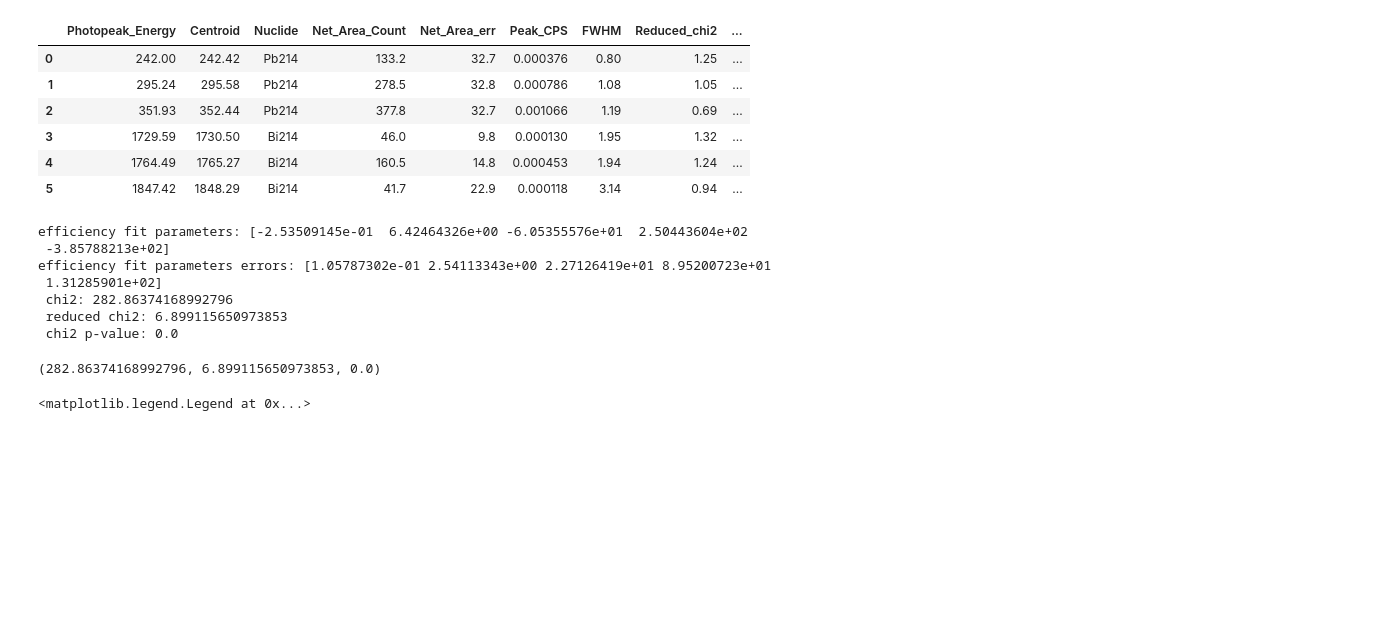
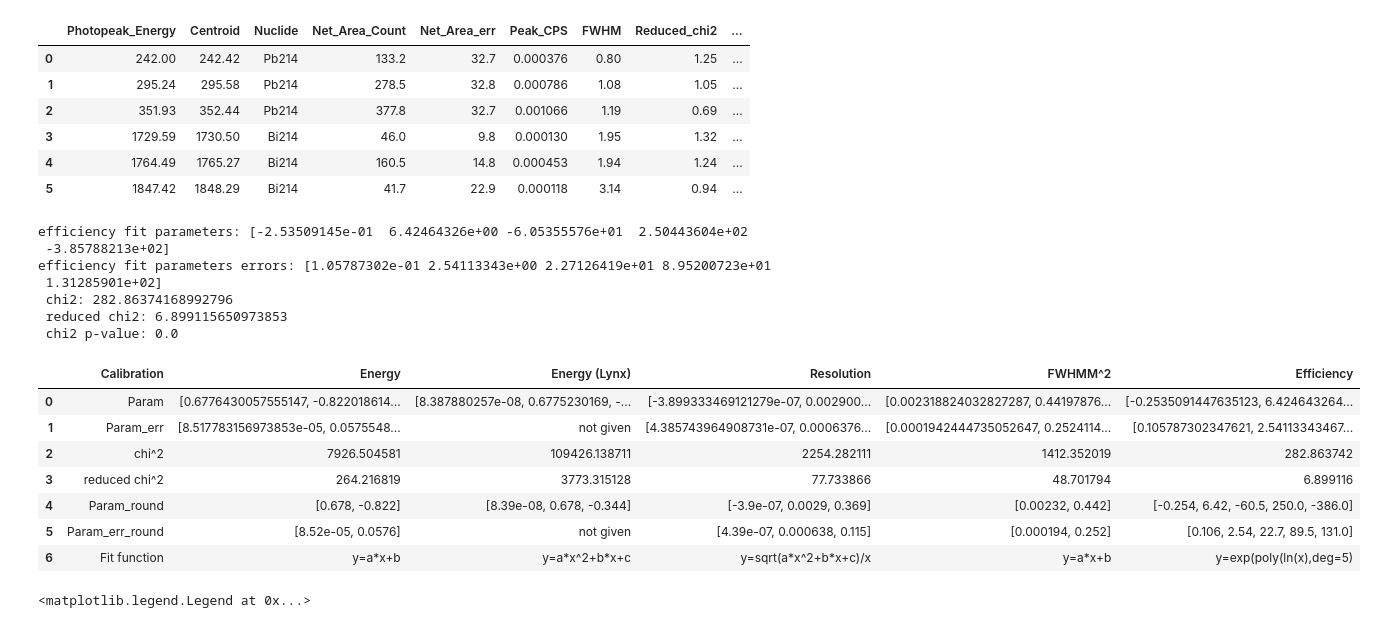
Before and after one commit to ngcnpeter/HPGe_lab_y3, a Jupyter notebook: spectal_analysis.ipynb, the cells around one changed output. Drawn from its saved outputs; the diff is of its cells as text; code cells hidden in the pictures; blank space fills up the shorter version.

```diff
--- a/spectal_analysis.ipynb
+++ b/spectal_analysis.ipynb
@@ -200,7 +198,7 @@ def chi2_prob(fit,data,err,df):
     chi2_red = chi2/df
     chi2_p = 1-stats.chi2.cdf(chi2,df) #chi2 probability =  1-cumulative distribution function
     print(f' chi2: {chi2} \n reduced chi2: {chi2_red}\n chi2 p-value: {chi2_p}')
-    return chi2,chi2_red, chi2_p
+    return [chi2,chi2_red]
 # %%
 marker_list = list(Line2D.markers.keys())
 # %%
@@ -306,8 +276,13 @@ print(f'Linear fit (energy to channel) using peak energy: E = {1/popt_peak[0]:.6
 print(f'Original quadratic fit (energy to channel) : E = {a:.6g}Ch^2 + {b:.6f}Ch + {c}' )
 print('Errors on new fit:')
 print(perr_peak)
-chi2_prob(peak_fit(x),y,y_err,len(x)-2)
-chi2_prob(energy_to_chan(x),y,y_err,len(x)-3)
+#DataFrame to store fit parameter values
+fit_df = pd.DataFrame({'Calibration':['Param','Param_err','chi^2','reduced chi^2'],
+    'Energy':[[1/popt_peak[0],-popt_peak[1]/popt_peak[0]],perr_peak]+chi2_prob(peak_fit(x),y,y_err,len(x)-2),
+    'Energy (Lynx)':[[a,b,c],'not given']+chi2_prob(energy_to_chan(x),y,y_err,len(x)-3)
+    })
+
+fit_df
 # %% [output]
 Linear fit (energy to channel) using peak energy: E = 0.677643Ch -0.822019
 Original quadratic fit (energy to channel) : E = 8.38788e-08Ch^2 + 0.677523Ch + -0.3439140022
@@ -436,8 +400,10 @@ print(p_fwhm2_err)
 print('curvefit:')
 print(res_par)
 print(res_fit_err)
-chi2_prob(fwhm2(x),y_fwhm2,2*df_new['FWHM']*df_new['FWHM_err'],len(x)-3)
-chi2_prob(res_fit_2(x,*res_par),y_res,y_res_err,len(x)-3)
+
+fit_df['Resolution'] = [res_par,res_fit_err]+chi2_prob(res_fit_2(x,*res_par),y_res,y_res_err,len(x)-3)
+fit_df['FWHMM^2'] = [p_fwhm2,p_fwhm2_err]+chi2_prob(fwhm2(x),y_fwhm2,2*df_new['FWHM']*df_new['FWHM_err'],len(x)-3)
+fit_df
 # %% [output]
 polyfit:
 [0.00231882 0.44197877]
@@ -544,7 +514,8 @@ eff_par, eff_cov = curve_fit(eff_fit,x_eff,iaea_eff,p0 = [0.0001,0.001,0.1,0.1,0
 eff_par_err = np.sqrt(np.diag(eff_cov))
 print('efficiency fit parameters:', eff_par)
 print('efficiency fit parameters errors:',eff_par_err)
-chi2_prob(eff_fit(x_eff,*eff_par),iaea_eff,iaea_eff_err,df = len(iaea_df)-len(eff_par))
+fit_df['Efficiency'] = [eff_par,eff_par_err]+chi2_prob(eff_fit(x_eff,*eff_par),iaea_eff,iaea_eff_err,df = len(iaea_df)-len(eff_par))
+#fit_df.set_index('Calibration',inplace = True)
 # %% [output]
 efficiency fit parameters: [-2.53509145e-01  6.42464326e+00 -6.05355576e+01  2.50443604e+02
  -3.85788213e+02]
@@ -553,7 +524,20 @@ efficiency fit parameters errors: [1.05787302e-01 2.54113343e+00 2.27126419e+01
  chi2: 282.86374168992796
  reduced chi2: 6.899115650973853
  chi2 p-value: 0.0
-(282.86374168992796, 6.899115650973853, 0.0)
+# %%
+fit_df.loc[4]=['Param_round'] + [['%s' % float('%.3g' %n) for n in row ] for row in fit_df.T[0][1:]]
+fit_df.loc[5]=['Param_err_round'] + [['%s' % float('%.3g' %n) for n in fit_df.T[1][1]]]+['not given']+[['%s' % float('%.3g' %n) for n in row] for row in fit_df.T[1][3:]]
+fit_df.loc[6] = ['Fit function']+['y=a*x+b','y=a*x^2+b*x+c','y=sqrt(a*x^2+b*x+c)/x','y=a*x+b','y=exp(poly(ln(x),deg=5)']
+fit_df
+# %% [output]
+|  | Calibration | Energy | Energy (Lynx) | Resolution | FWHMM^2 | Efficiency |
+| 0 | Param | [0.6776430057555147, -0.822018614... | [8.387880257e-08, 0.6775230169, -... | [-3.899333469121279e-07, 0.002900... | [0.002318824032827287, 0.44197876... | [-0.2535091447635123, 6.424643264... |
+| 1 | Param_err | [8.517783156973853e-05, 0.0575548... | not given | [4.385743964908731e-07, 0.0006376... | [0.0001942444735052647, 0.2524114... | [0.105787302347621, 2.54113343467... |
+| 2 | chi^2 | 7926.504581 | 109426.138711 | 2254.282111 | 1412.352019 | 282.863742 |
+| 3 | reduced chi^2 | 264.216819 | 3773.315128 | 77.733866 | 48.701794 | 6.899116 |
+| 4 | Param_round | [0.678, -0.822] | [8.39e-08, 0.678, -0.344] | [-3.9e-07, 0.0029, 0.369] | [0.00232, 0.442] | [-0.254, 6.42, -60.5, 250.0, -386.0] |
+| 5 | Param_err_round | [8.52e-05, 0.0576] | not given | [4.39e-07, 0.000638, 0.115] | [0.000194, 0.252] | [0.106, 2.54, 22.7, 89.5, 131.0] |
+| 6 | Fit function | y=a*x+b | y=a*x^2+b*x+c | y=sqrt(a*x^2+b*x+c)/x | y=a*x+b | y=exp(poly(ln(x),deg=5) |
 # %%
 plt.figure()
 plt.title('Efficiency Curve for IAEA-385')
```
Also changed, not shown: parts of 14 cells of this notebook.
